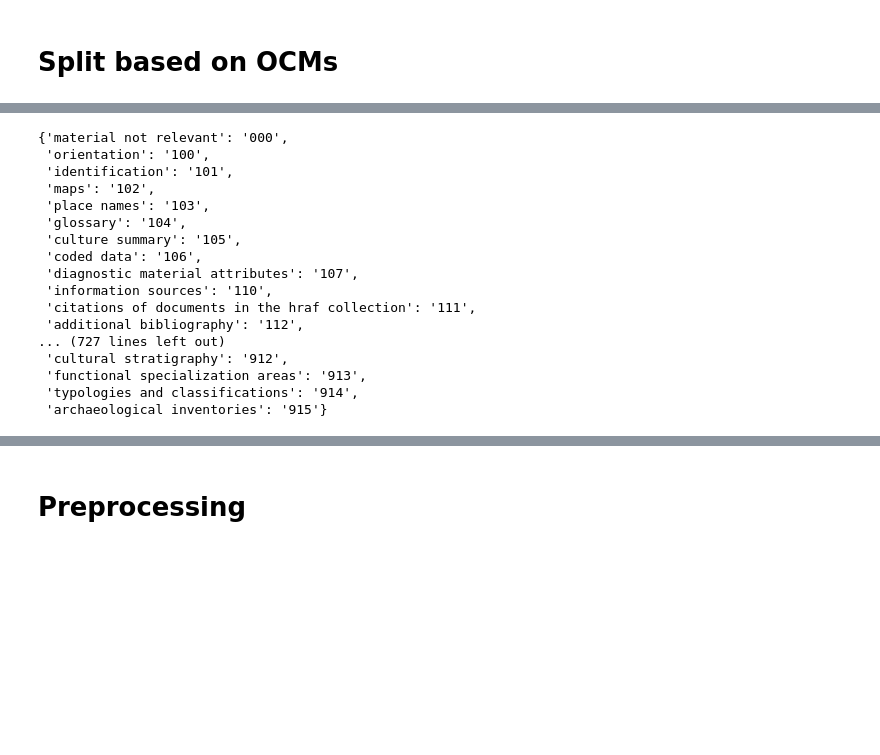
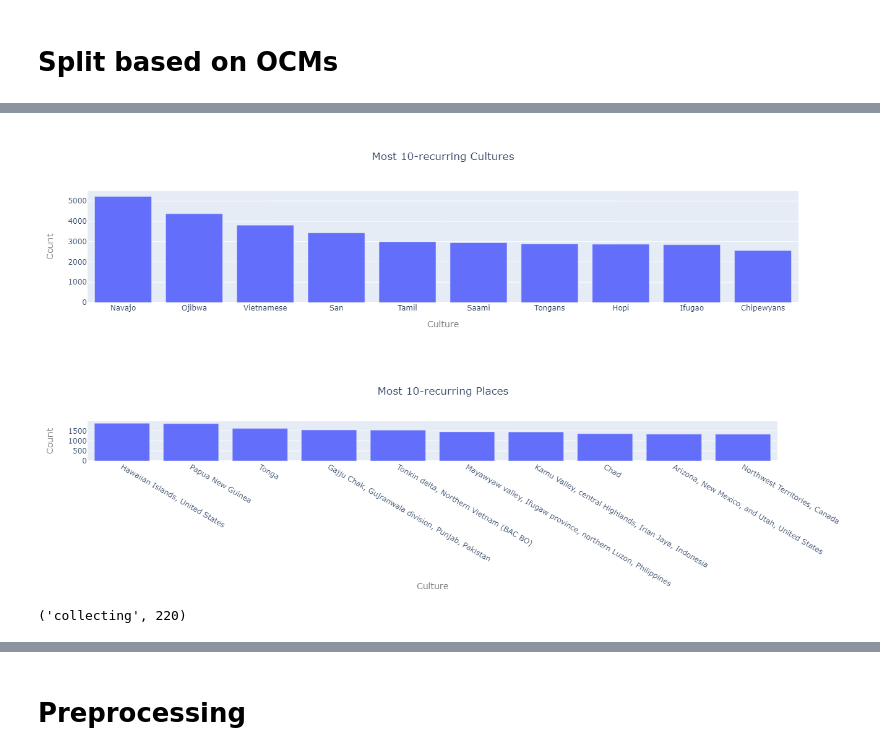
Before and after one commit to hasan-sh/fffff, a Jupyter notebook: exploration/Data Exploration.ipynb, the cells around one changed output, grey strips where cells are left out. Cells and saved outputs as stored; diff of their text form; code cells hidden in the pictures; blank space fills up the shorter version.

```diff
--- a/exploration/Data Exploration.ipynb
+++ b/exploration/Data Exploration.ipynb
@@ -75,0 +112,14 @@ ocms
+# %%
+# Define a function to detect the language of a text record
+def detect_language(text):
+    try:
+        lang = detect(text)
+    except:
+        lang = None
+    return lang
+
+# Apply the detect_language function to the textrecord column
+df["language"] = df["textrecord"].apply(detect_language)
+
+# Filter out the records that are not in English
+df = df[df["language"] == "en"]
@@ -76,3 +207,40 @@ ocms
+# %%
+sorted_culture_counts = sorted(list(df.groupby('culture')['ocms'].count().items()), reverse=True,
+       key=lambda x: x[1])
+
+sorted_place_counts = sorted(list(df.groupby('place')['ocms'].count().items()), reverse=True,
+       key=lambda x: x[1])
+# %%
+
+layout = go.Layout(
+    yaxis=dict(title = go.layout.yaxis.Title(text='Count', font=dict(size=14, color='#7f7f7f'))),
+    xaxis=dict(title = go.layout.xaxis.Title(text='Culture', font=dict(size=14, color='#7f7f7f')))
+)
+
+fig = go.Figure(
+    data=[go.Bar(x=[l for l, _ in sorted_culture_counts[:N_TO_SELECT]],
+                 y=[count for _, count in sorted_culture_counts[:N_TO_SELECT]])],
+    layout=layout,
+    layout_title=f'Most {N_TO_SELECT}-recurring Cultures',
+    layout_title_x=0.5,
+)
+
+
+fig1 = go.Figure(
+    data=[go.Bar(x=[l for l, _ in sorted_place_counts[:N_TO_SELECT]],
+                 y=[count for _, count in sorted_place_counts[:N_TO_SELECT]])],
+    layout=layout,
+    layout_title=f"Most {N_TO_SELECT}-recurring Places",
+    layout_title_x=0.5,
+)
+
+fig.write_image(f'{ONLY_PARENT_CATEGORY}_culture_counts.png')
+fig.show()
+fig1.write_image(f'{ONLY_PARENT_CATEGORY}_place_counts.png')
+fig1.show()
+# %% [output]
+[figure, added]
+[figure, added]
 # %%
 with open("../data/id_to_label.json", "r") as f:
     # Write the dictionary to the file in JSON format
@@ -82,21 +251 @@ label_to_id = {v: k for k, v in id_to_label.items()}
-# %%
-label_to_id
-# %% [output]
-{'material not relevant': '000',
- 'orientation': '100',
- 'identification': '101',
- 'maps': '102',
- 'place names': '103',
- 'glossary': '104',
- 'culture summary': '105',
- 'coded data': '106',
- 'diagnostic material attributes': '107',
- 'information sources': '110',
- 'citations of documents in the hraf collection': '111',
- 'additional bibliography': '112',
-... (727 lines left out)
- 'cultural stratigraphy': '912',
- 'functional specialization areas': '913',
- 'typologies and classifications': '914',
- 'archaeological inventories': '915'}
 # %%
@@ -111 +260,5 @@ for item in ocms:
+# %%
+id_to_label[222], id_to_category[221]
+# %% [output]
+('collecting', 220)
 # %%
```
Also changed, not shown: parts of 75 cells of this notebook, 7 other files.
